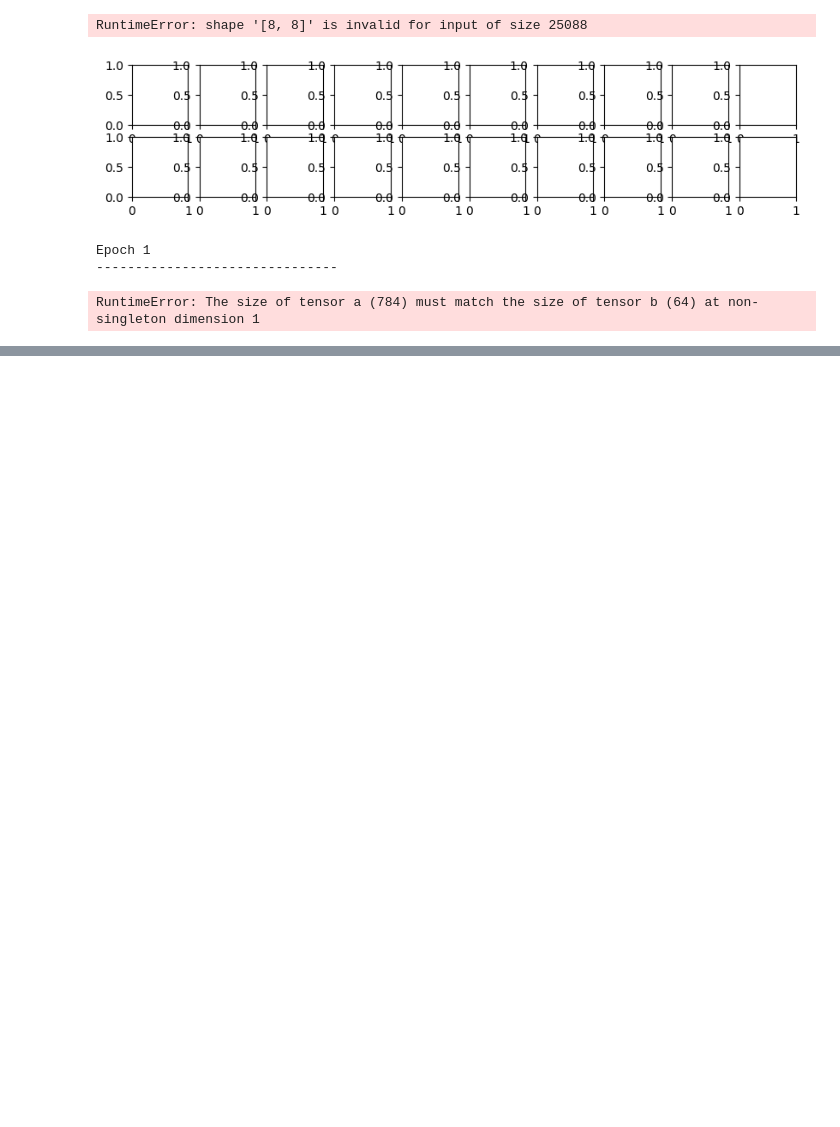
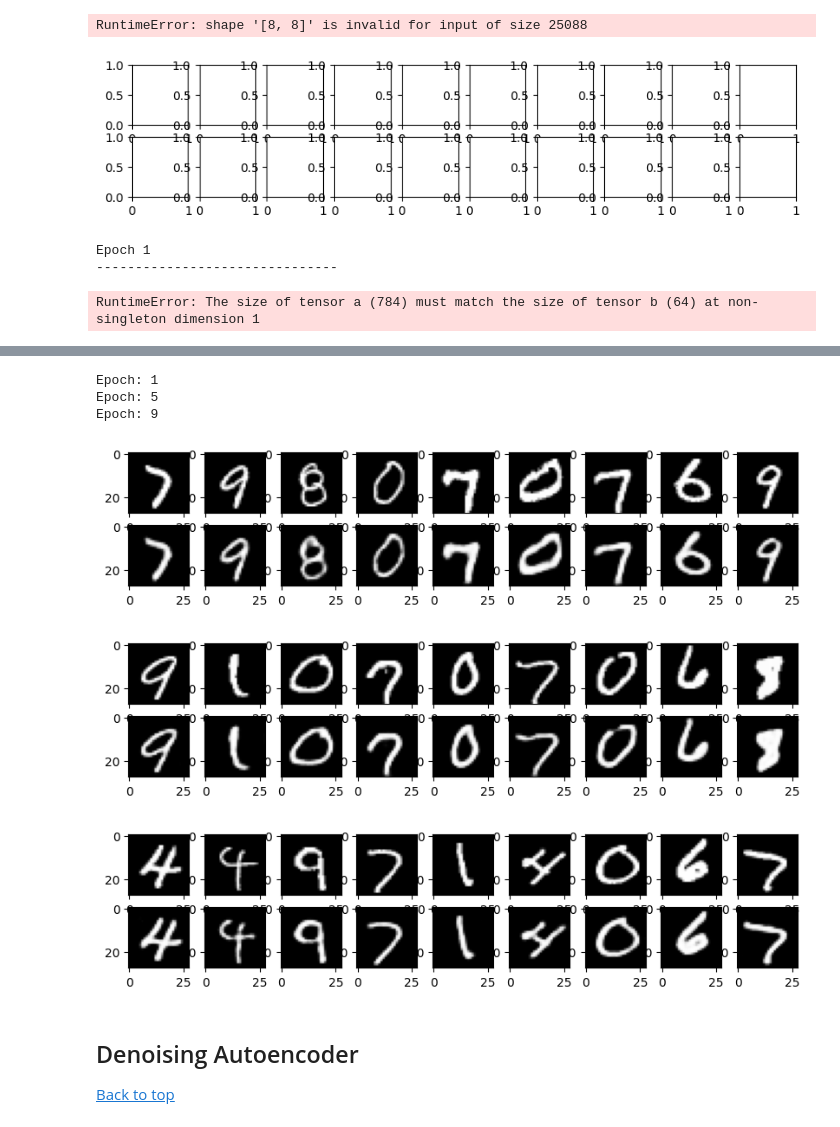
Before and after one commit to vanlalpeka/prototypes, a Jupyter notebook: 002_autoencoders.ipynb, the cells around one changed output, grey strips where cells are left out. Saved outputs shown, nothing was run; the diff lists cells and outputs as text; code cells hidden in the pictures; blank space fills up the shorter version.

Commit message:
Conv AE

```diff
--- a/002_autoencoders.ipynb
+++ b/002_autoencoders.ipynb
@@ -11,7 +11,6 @@ The types of autoencoders on this notebook are as follows:
 import torch
 import torch.nn as nn
 import torch.optim as optim
-from sklearn.datasets import load_digits
 import matplotlib.pyplot as plt
 
 from torchvision import datasets
@@ -31,7 +30,7 @@ dataiter = iter(train_dataloader)
 img, lbl = next(dataiter)
 print(torch.min(img), torch.max(img))
 
-for X, y in test_dataloader:
+for X, y in train_dataloader:
     print(f"Shape of X [N, C, H, W]: {X.shape}")
     print(f"Shape of y: {y.shape} {y.dtype}")
     break
@@ -231,0 +263,5 @@ RuntimeError: The size of tensor a (784) must match the size of tensor b (64) at
+# %%
+model = ConvAE().to(device)
+print(model)
+loss_fn  = nn.MSELoss()
+optimizer = optim.Adam(model.parameters(), lr=0.01, weight_decay = 1e-8)
@@ -231,0 +286,15 @@ RuntimeError: The size of tensor a (784) must match the size of tensor b (64) at
+# %%
+epochs = 10
+outputs = []  # a list of [epoch count, ground truth, reconstructed img]
+for epoch in range(epochs):
+    for (img, _) in train_dataloader:
+        img = img.to(device)
+        recon = model(img)
+        loss = loss_fn(recon, img)
+
+        optimizer.zero_grad()
+        loss.backward()
+        optimizer.step()
+
+    print(f"Epoch {epoch+1}, Loss:{loss.item():.4f}")
+    outputs.append((epoch, img, recon))
@@ -231,0 +312,28 @@ RuntimeError: The size of tensor a (784) must match the size of tensor b (64) at
+# %%
+for k in range(0, epochs, 4):
+    print(f"Epoch: {k+1}")
+
+    plt.figure(figsize=(10,2))
+    plt.gray()
+    imgs = outputs[k][1].cpu().detach().numpy()
+    recons = outputs[k][2].cpu().detach().numpy()
+
+    for i, item in enumerate(imgs):
+        if i >= 9: break  # print nine digits
+        plt.subplot(2, 9, i+1)
+        plt.imshow(item[0])
+
+    for i, item in enumerate(recons):
+        if i >= 9: break  # print nine digits
+        plt.subplot(2, 9, 9+i+1)
+        plt.imshow(item[0])
+# %% [output]
+Epoch: 1
+Epoch: 5
+Epoch: 9
+[figure, added]
+[figure, added]
+[figure, added]
+# %% [markdown]
+## Denoising Autoencoder <a id=denoise>
+[Back to top](#top)
```
Also changed, not shown: parts of 8 cells of this notebook, 1 other file.
